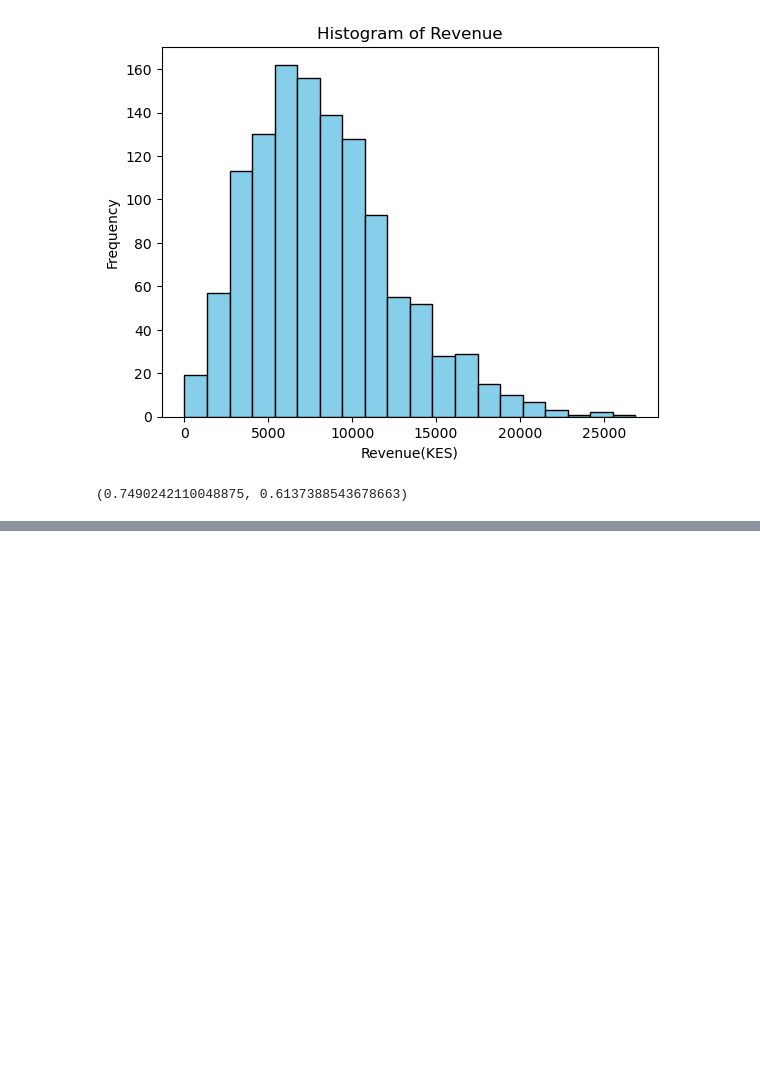
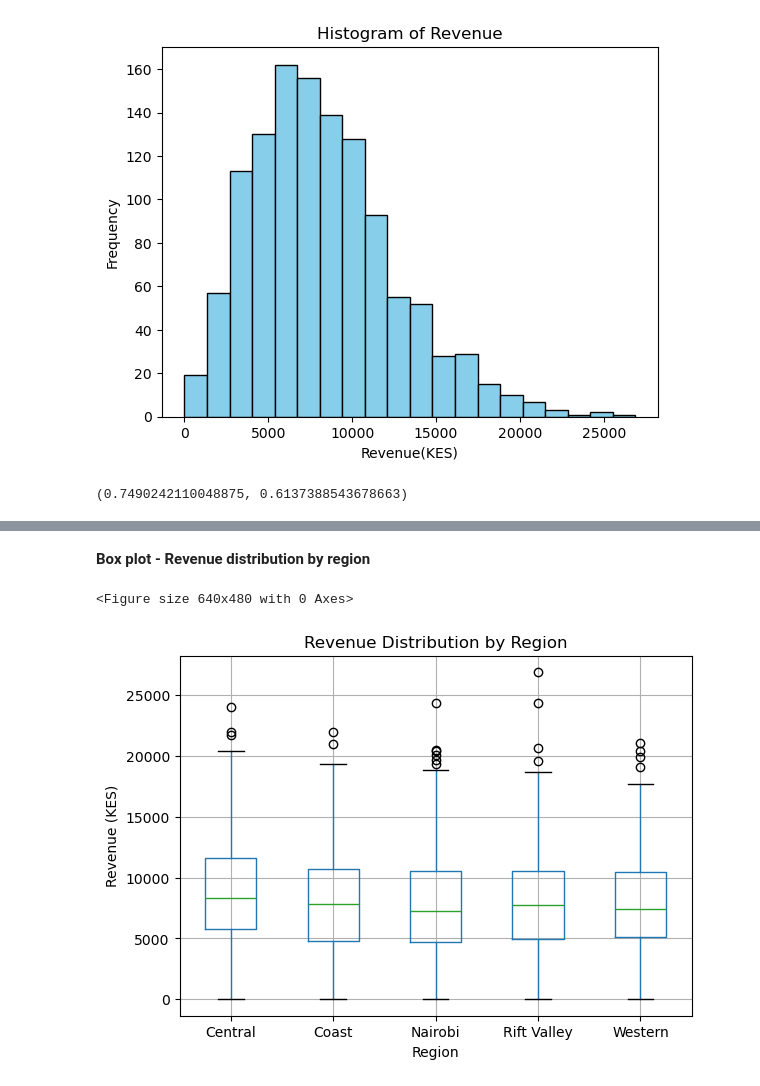
Before and after one commit to KenyansaAmenya/Sales_performance_Decision_making_Using_Statistics, a Jupyter notebook: analysis.ipynb, the cells around one changed output, grey strips where cells are left out. Cells and saved outputs as stored; diff of their text form; code cells hidden in the pictures; blank space fills up the shorter version.

```diff
--- a/analysis.ipynb
+++ b/analysis.ipynb
@@ -189,0 +300,13 @@ skewness, kurtosis
+# %% [markdown]
+**Box plot - Revenue distribution by region**
+# %%
+plt.figure()
+df.boxplot(column='revenue', by='region')
+plt.xlabel("Region")
+plt.ylabel("Revenue (KES)")
+plt.title("Revenue Distribution by Region")
+plt.suptitle("")
+plt.show()
+# %% [output]
+<Figure size 640x480 with 0 Axes>
+[figure, added]
```
Also changed, not shown: parts of 50 cells of this notebook.
